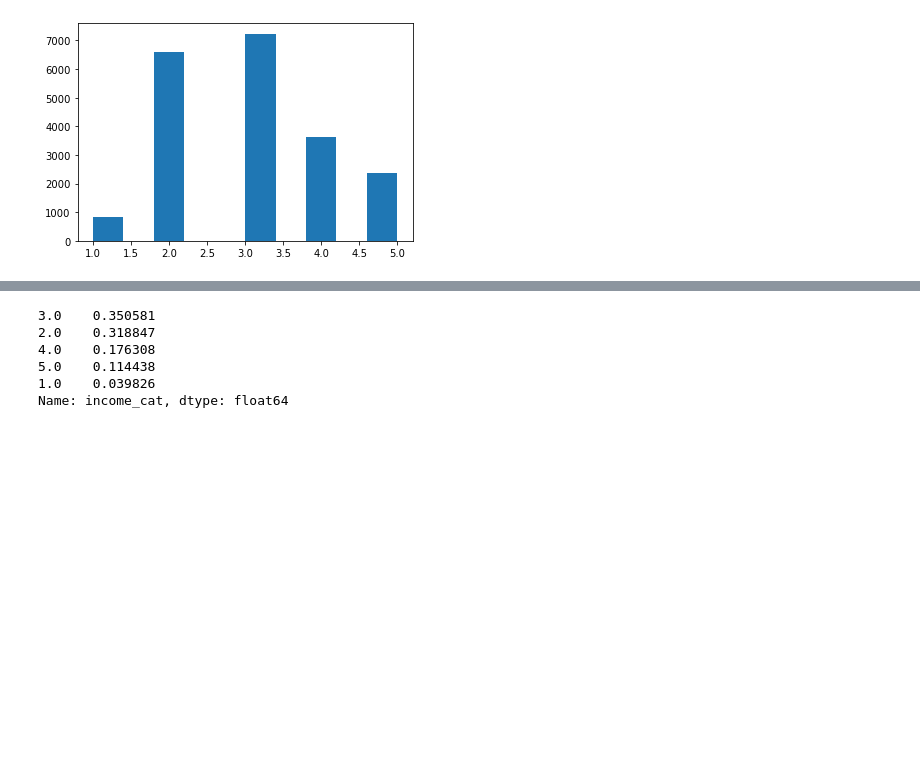
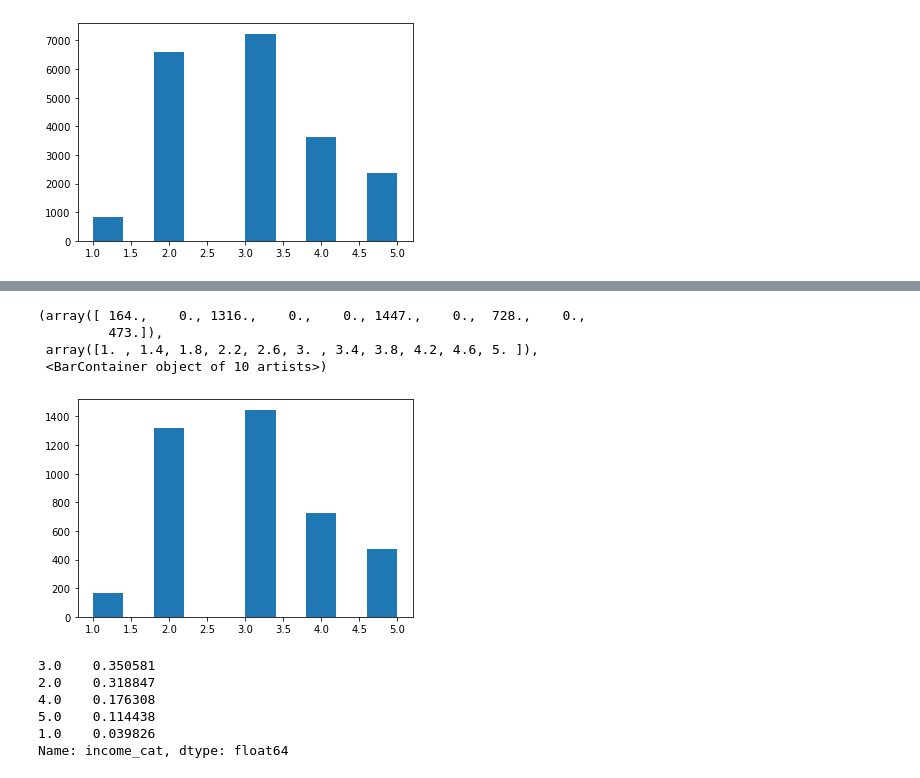
Before and after one commit to hykhhijk/Hands-on-ML, a Jupyter notebook: Chapter2.ipynb, the cells around one changed output, grey strips where cells are left out. Cells and saved outputs as stored; diff of their text form; code cells hidden in the pictures; blank space fills up the shorter version.

```diff
--- a/Chapter2.ipynb
+++ b/Chapter2.ipynb
@@ -172,3 +198,11 @@ for train_index, test_index in split.split(housing, housing["income_cat"]):
+# %%
+plt.hist(strat_test_set.income_cat)
+# %% [output]
+(array([ 164.,    0., 1316.,    0.,    0., 1447.,    0.,  728.,    0.,
+         473.]),
+ array([1. , 1.4, 1.8, 2.2, 2.6, 3. , 3.4, 3.8, 4.2, 4.6, 5. ]),
+ <BarContainer object of 10 artists>)
+[figure, added]
 # %%
 housing["income_cat"].value_counts() / len(housing)
 # %% [output]
```
Also changed, not shown: parts of 14 cells of this notebook, 1 other file.
